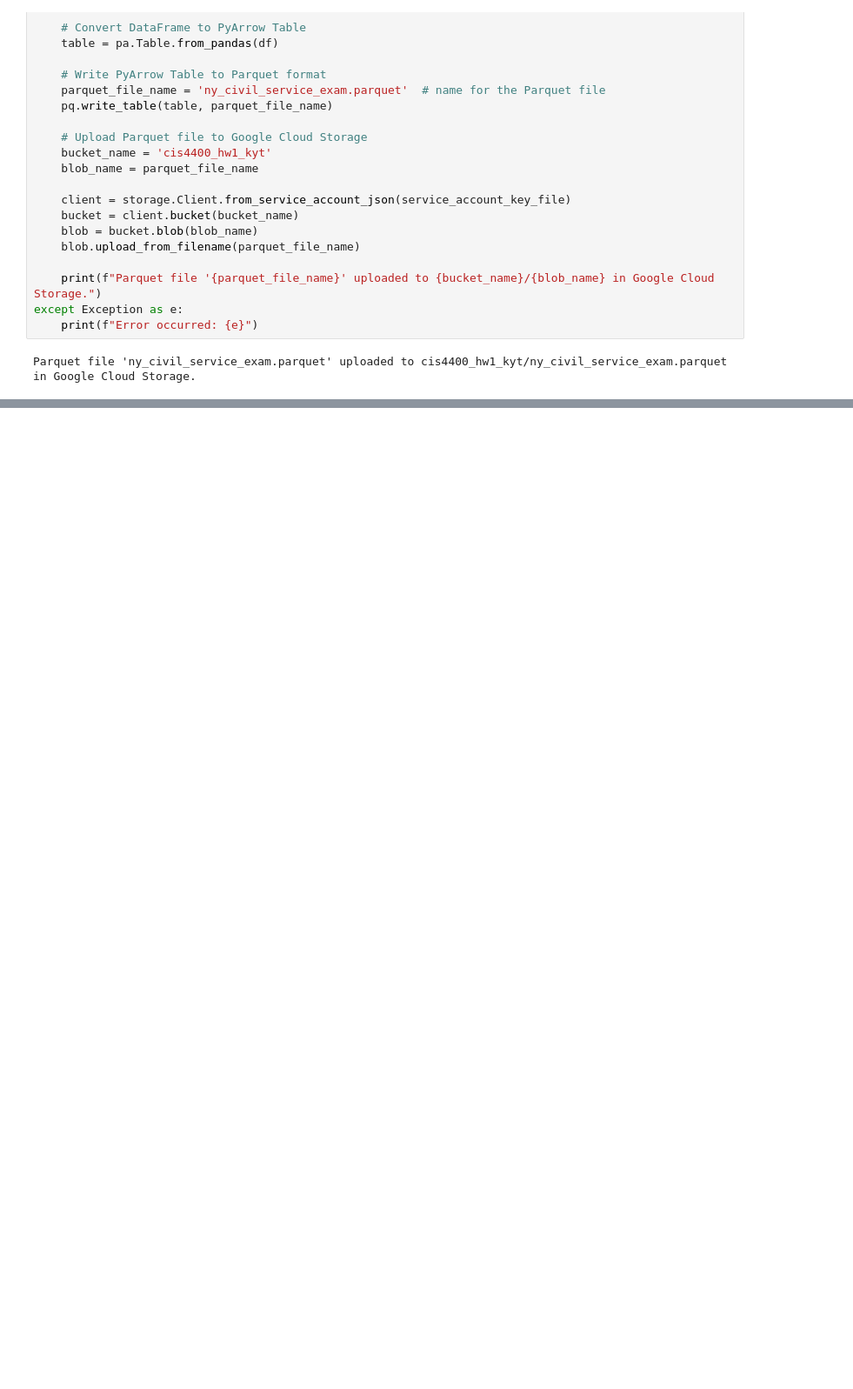
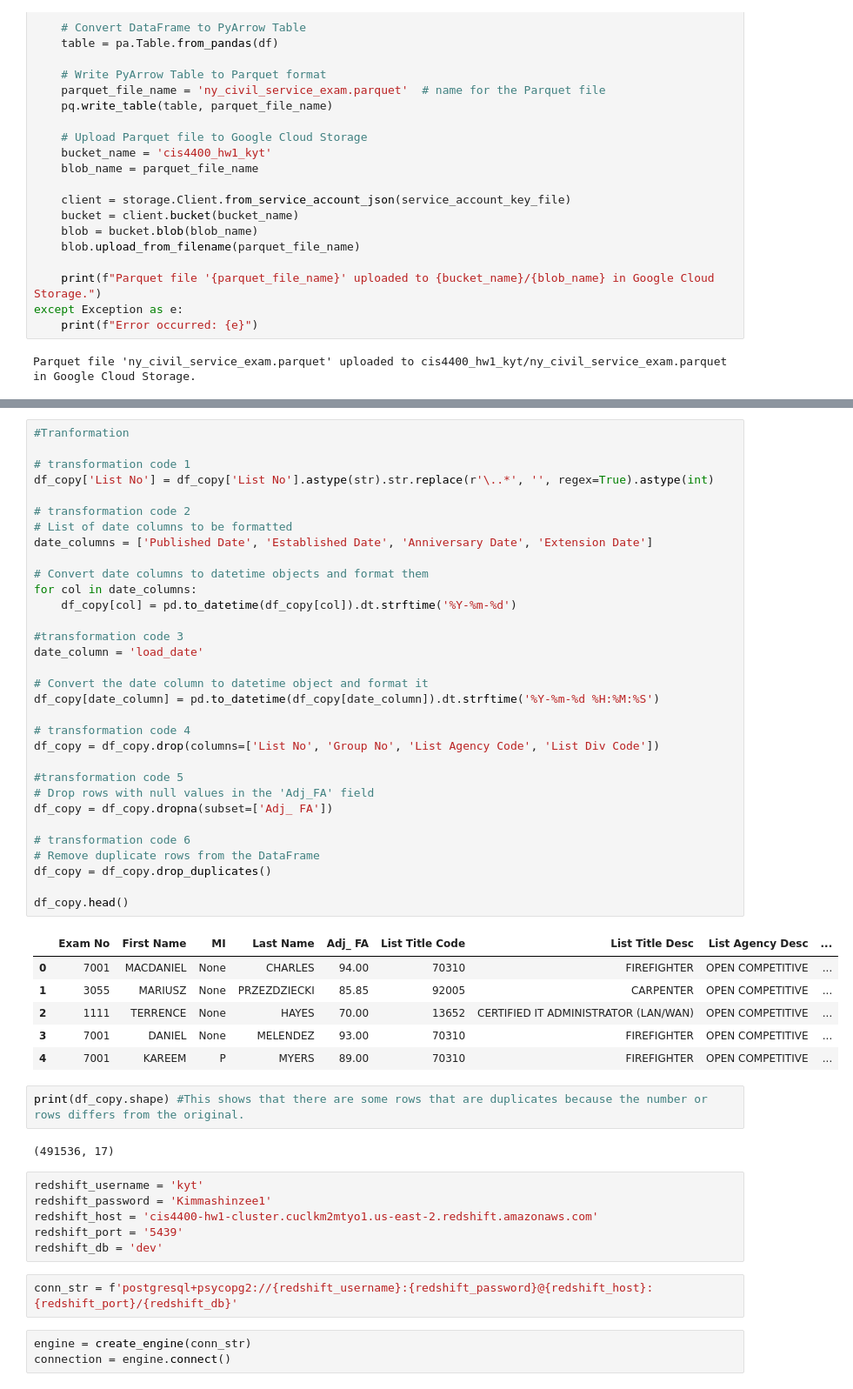
Before and after one commit to ktenzin1/CIS4400_NY_CivilServiceExamScores, a Jupyter notebook: Python Script/sourceextraction.ipynb, the cells around one changed output, grey strips where cells are left out. Shown at 87% size. Drawn from its saved outputs; the diff is of its cells as text; blank space fills up the shorter version.

```diff
--- a/Python Script/sourceextraction.ipynb
+++ b/Python Script/sourceextraction.ipynb
@@ -203,0 +236,54 @@ DataFrame Contents:
+# %%
+#Tranformation
+
+# transformation code 1
+df_copy['List No'] = df_copy['List No'].astype(str).str.replace(r'\..*', '', regex=True).astype(int)
+
+# transformation code 2
+# List of date columns to be formatted
+date_columns = ['Published Date', 'Established Date', 'Anniversary Date', 'Extension Date']
+
+# Convert date columns to datetime objects and format them
+for col in date_columns:
+    df_copy[col] = pd.to_datetime(df_copy[col]).dt.strftime('%Y-%m-%d')
+
+#transformation code 3
+date_column = 'load_date'
+
+# Convert the date column to datetime object and format it
+df_copy[date_column] = pd.to_datetime(df_copy[date_column]).dt.strftime('%Y-%m-%d %H:%M:%S')
+
+# transformation code 4
+df_copy = df_copy.drop(columns=['List No', 'Group No', 'List Agency Code', 'List Div Code'])
+
+#transformation code 5
+# Drop rows with null values in the 'Adj_FA' field
+df_copy = df_copy.dropna(subset=['Adj_ FA'])
+
+# transformation code 6
+# Remove duplicate rows from the DataFrame
+df_copy = df_copy.drop_duplicates()
+
+df_copy.head()
+# %% [output]
+|  | Exam No | First Name | MI | Last Name | Adj_ FA | List Title Code | List Title Desc | List Agency Desc | ... |
+| 0 | 7001 | MACDANIEL | None | CHARLES | 94.00 | 70310 | FIREFIGHTER | OPEN COMPETITIVE | ... |
+| 1 | 3055 | MARIUSZ | None | PRZEZDZIECKI | 85.85 | 92005 | CARPENTER | OPEN COMPETITIVE | ... |
+| 2 | 1111 | TERRENCE | None | HAYES | 70.00 | 13652 | CERTIFIED IT ADMINISTRATOR (LAN/WAN) | OPEN COMPETITIVE | ... |
+| 3 | 7001 | DANIEL | None | MELENDEZ | 93.00 | 70310 | FIREFIGHTER | OPEN COMPETITIVE | ... |
+| 4 | 7001 | KAREEM | P | MYERS | 89.00 | 70310 | FIREFIGHTER | OPEN COMPETITIVE | ... |
+# %%
+print(df_copy.shape) #This shows that there are some rows that are duplicates because the number or rows differs from the original.
+# %% [output]
+(491536, 17)
+# %%
+redshift_username = 'kyt'
+redshift_password = 'Kimmashinzee1'
+redshift_host = 'cis4400-hw1-cluster.cuclkm2mtyo1.us-east-2.redshift.amazonaws.com'
+redshift_port = '5439'
+redshift_db = 'dev'
+# %%
+conn_str = f'postgresql+psycopg2://{redshift_username}:{redshift_password}@{redshift_host}:{redshift_port}/{redshift_db}'
+# %%
+engine = create_engine(conn_str)
+connection = engine.connect()
```
Also changed, not shown: parts of 13 cells of this notebook, 7 other files.
